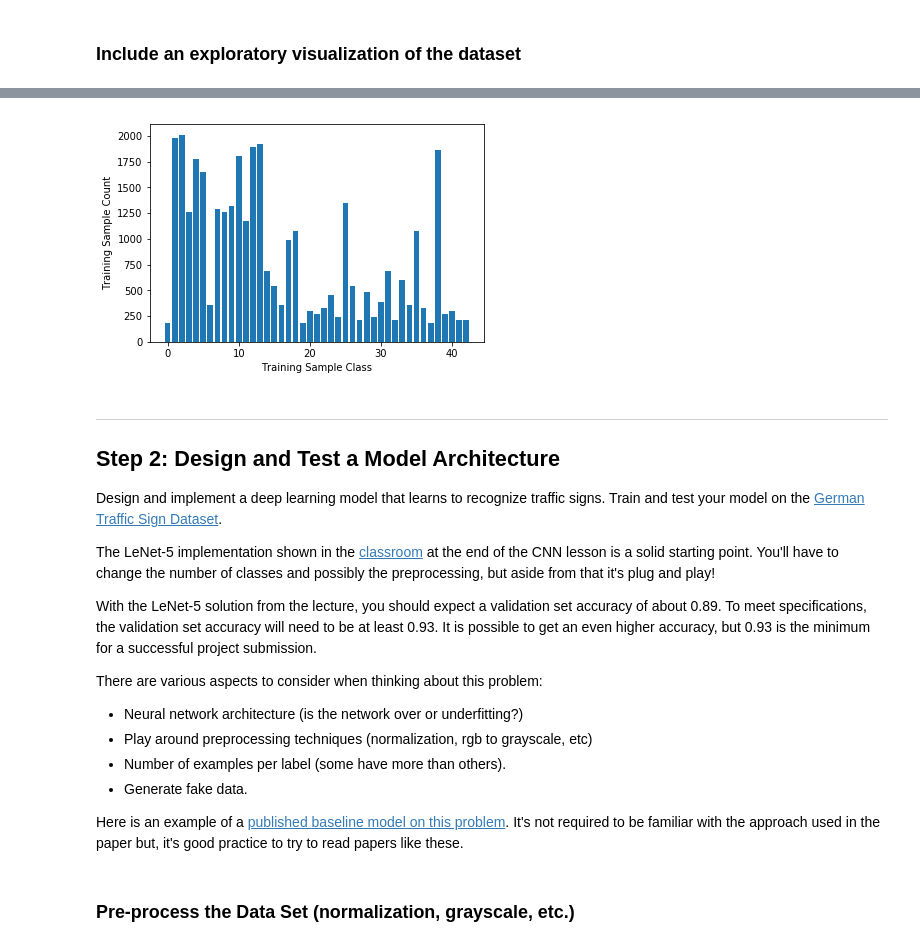
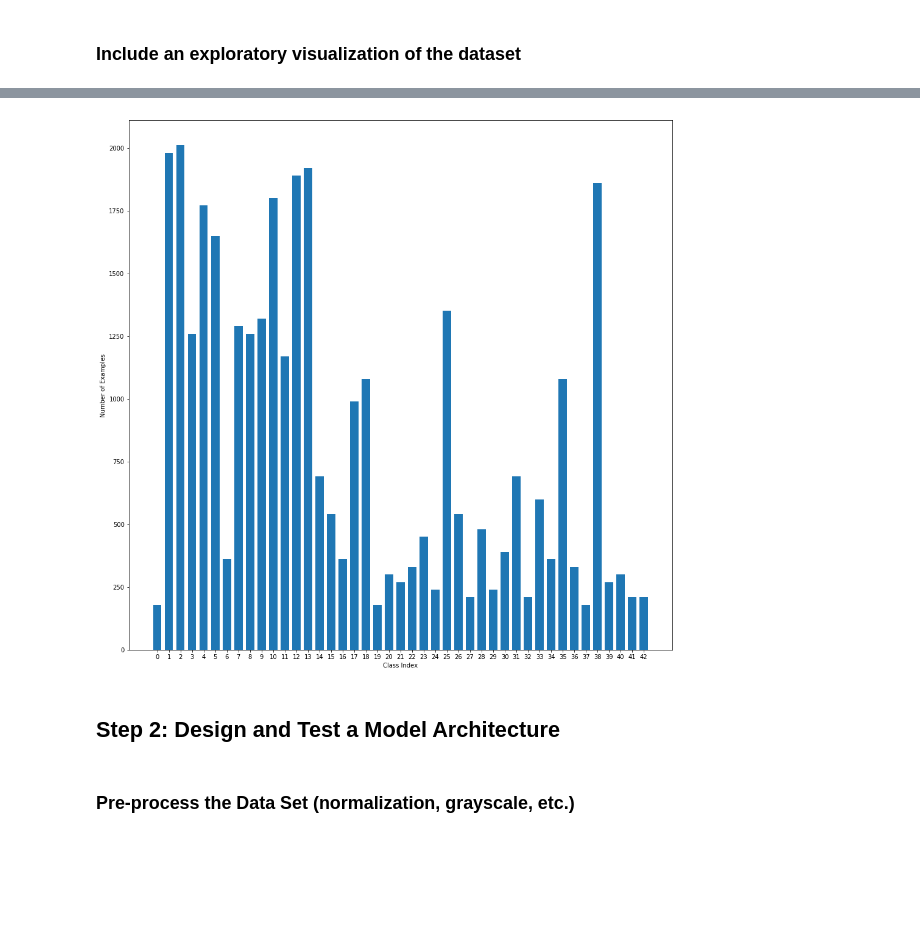
Before and after one commit to alexhagiopol/multiscale-CNN-classifier, a Jupyter notebook: Traffic_Sign_Classifier.ipynb, the cells around one changed output, grey strips where cells are left out. Saved outputs shown, nothing was run; the diff lists cells and outputs as text; code cells hidden in the pictures; blank space fills up the shorter version.

Commit message:
WIP submission

```diff
--- a/Traffic_Sign_Classifier.ipynb
+++ b/Traffic_Sign_Classifier.ipynb
@@ -131,29 +70,14 @@ first shape 34799
 # %%
+plt.figure(figsize=(16,16))
 classes, counts = np.unique(y_train,return_counts=True)
-plt.bar(classes, counts, width=0.8, align='center')
-plt.ylabel('Training Sample Count')
-plt.xlabel('Training Sample Class')
+plt.bar(classes, counts, width=0.7, align='center')
+plt.ylabel('Number of Examples')
+plt.xlabel('Class Index')
+plt.xticks(np.arange(0, 43, 1.0))
 plt.show()
 # %% [output]
-[figure, old version]
+[figure, new version]
-# %% [markdown]
-----
-
-## Step 2: Design and Test a Model Architecture
-
-Design and implement a deep learning model that learns to recognize traffic signs. Train and test your model on the [German Traffic Sign Dataset](http://benchmark.ini.rub.de/?section=gtsrb&subsection=dataset).
-
-The LeNet-5 implementation shown in the [classroom](https://classroom.udacity.com/nanodegrees/nd013/parts/fbf77062-5703-404e-b60c-95b78b2f3f9e/modules/6df7ae49-c61c-4bb2-a23e-6527e69209ec/lessons/601ae704-1035-4287-8b11-e2c2716217ad/concepts/d4aca031-508f-4e0b-b493-e7b706120f81) at the end of the CNN lesson is a solid starting point. You'll have to change the number of classes and possibly the preprocessing, but aside from that it's plug and play!
-
-With the LeNet-5 solution from the lecture, you should expect a validation set accuracy of about 0.89. To meet specifications, the validation set accuracy will need to be at least 0.93. It is possible to get an even higher accuracy, but 0.93 is the minimum for a successful project submission.
-
-There are various aspects to consider when thinking about this problem:
-
-- Neural network architecture (is the network over or underfitting?)
-- Play around preprocessing techniques (normalization, rgb to grayscale, etc)
-- Number of examples per label (some have more than others).
-- Generate fake data.
-
-Here is an example of a [published baseline model on this problem](http://yann.lecun.com/exdb/publis/pdf/sermanet-ijcnn-11.pdf). It's not required to be familiar with the approach used in the paper but, it's good practice to try to read papers like these.
+# %% [markdown]
+## Step 2: Design and Test a Model Architecture
 # %% [markdown]
 ### Pre-process the Data Set (normalization, grayscale, etc.)
```
Also changed, not shown: parts of 15 cells of this notebook, 2 other files.
